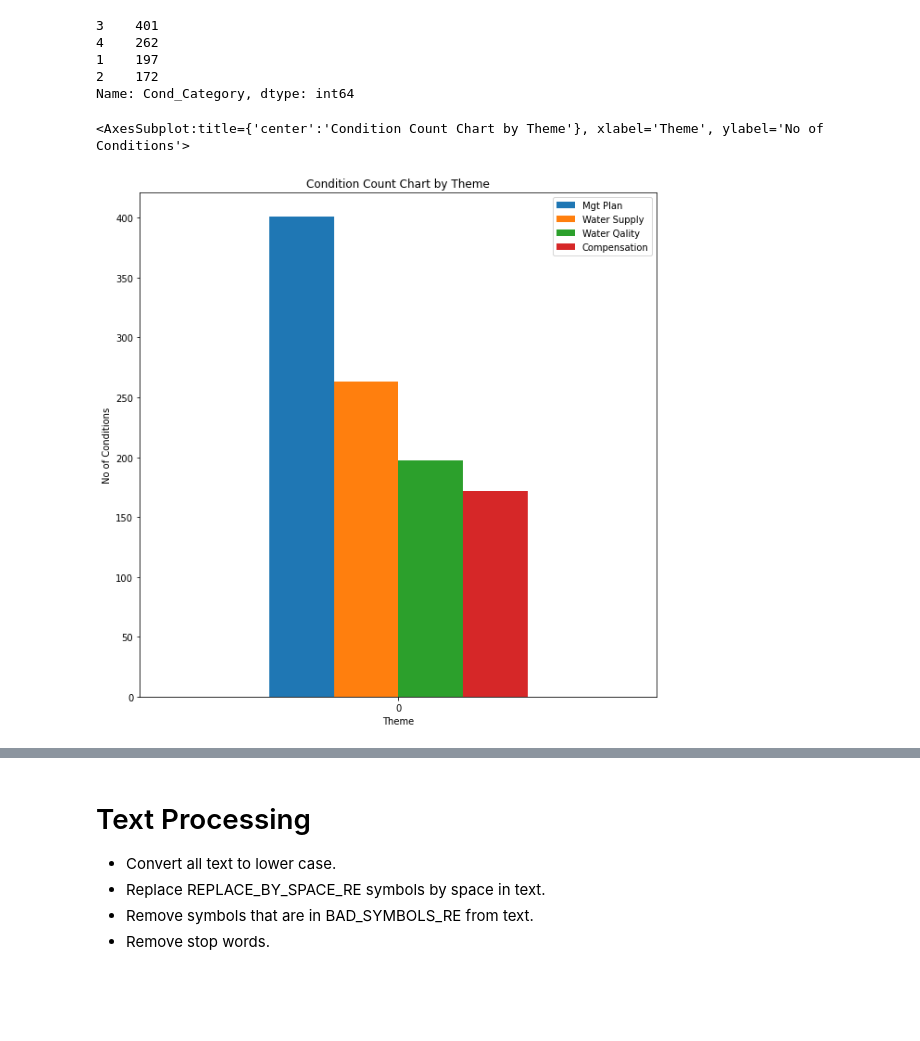
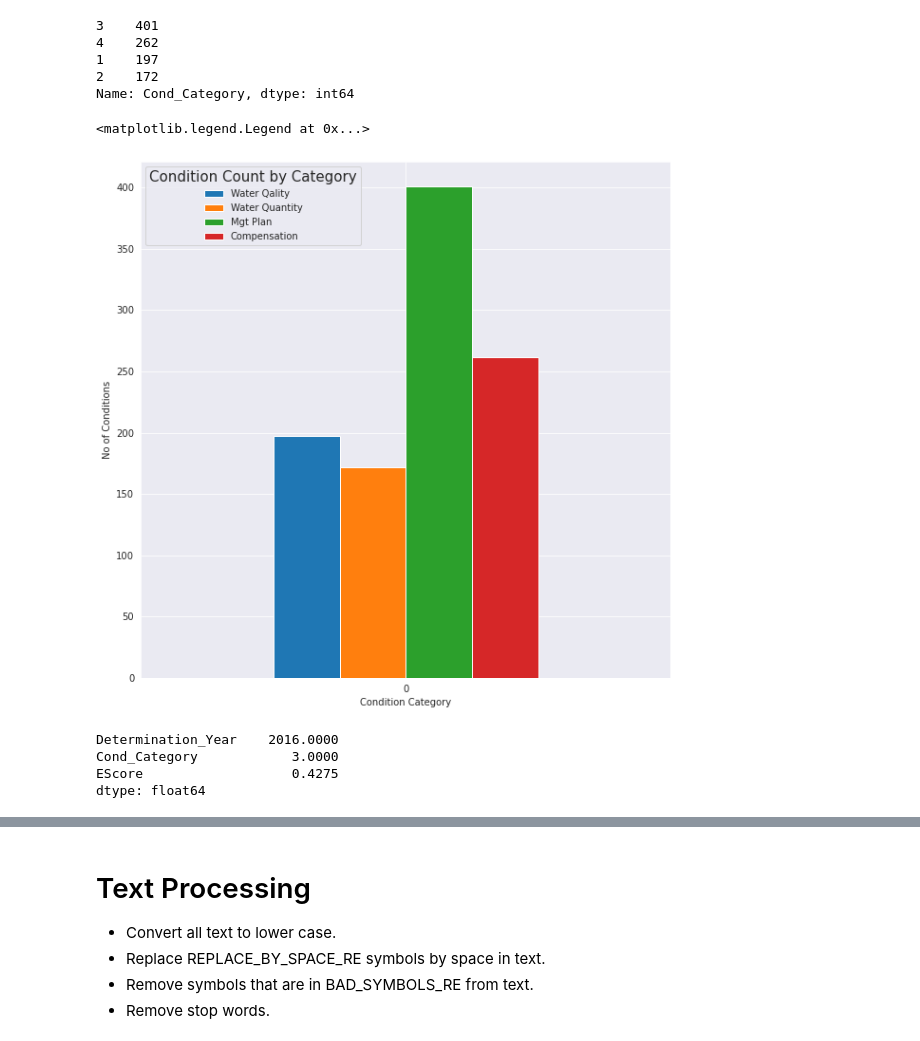
Before and after one commit to wpl123/enforceability_classifier, a Jupyter notebook: model/enforceability_model.ipynb, the cells around one changed output, grey strips where cells are left out. Drawn from its saved outputs; the diff is of its cells as text; code cells hidden in the pictures; blank space fills up the shorter version.

```diff
--- a/model/enforceability_model.ipynb
+++ b/model/enforceability_model.ipynb
@@ -107,13 +107,23 @@ df.Cond_Category.value_counts()
 2    172
 Name: Cond_Category, dtype: int64
 # %%
-fields = [401,263,197,172]
+fields = [197,172,401,262]
 data = []
 data.append(fields)
-cols = ['Mgt Plan','Water Supply','Water Qality','Compensation']
+cols = ['Water Qality','Water Quantity','Mgt Plan','Compensation']
 df_cat = pd.DataFrame(data=data,columns=cols)
-df_cat.plot.bar(rot=0,title='Condition Count Chart by Theme',xlabel='Theme',ylabel='No of Conditions',figsize=(10,10))
+sns.set_style("darkgrid")
+df_cat.plot.bar(rot=0,xlabel='Condition Category',ylabel='No of Conditions',figsize=(10,10)).legend(loc='upper left',title='Condition Count by Category',title_fontsize=15)
+
 #df['Stars'].value_counts().plot.bar(rot=0,title='Condition Star Count Chart',xlabel='Stars',ylabel='No of Conditions',figsize=(10,10))
 # %% [output]
-<AxesSubplot:title={'center':'Condition Count Chart by Theme'}, xlabel='Theme', ylabel='No of Conditions'>
+<matplotlib.legend.Legend at 0x...>
-[figure, old version]
+[figure, new version]
+# %%
+
+df.median()
+# %% [output]
+Determination_Year    2016.0000
+Cond_Category            3.0000
+EScore                   0.4275
+dtype: float64
```
Also changed, not shown: parts of 35 cells of this notebook, 24 other files.
